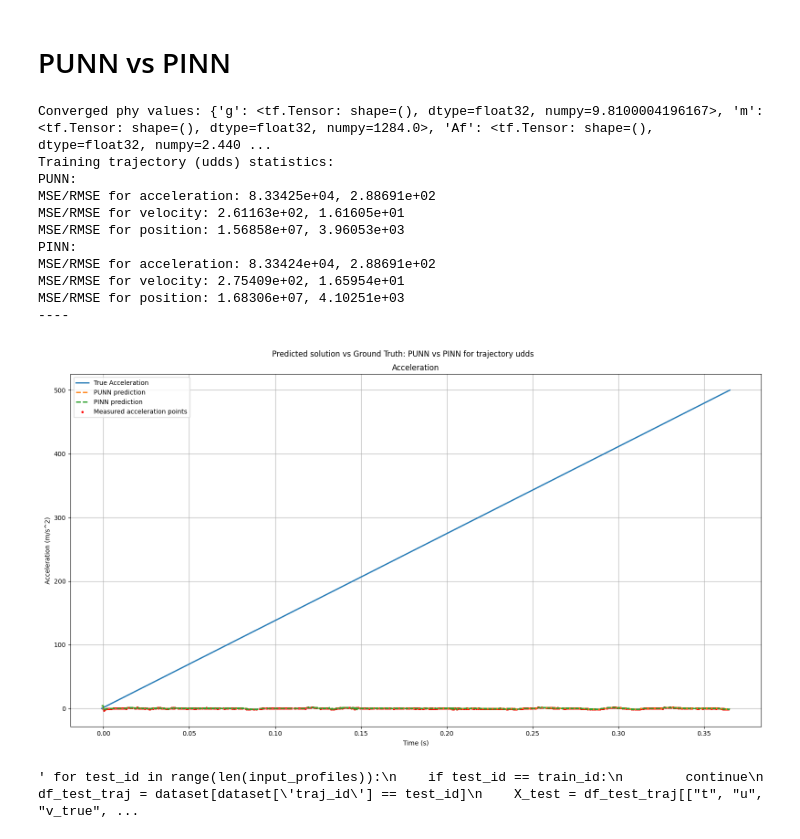
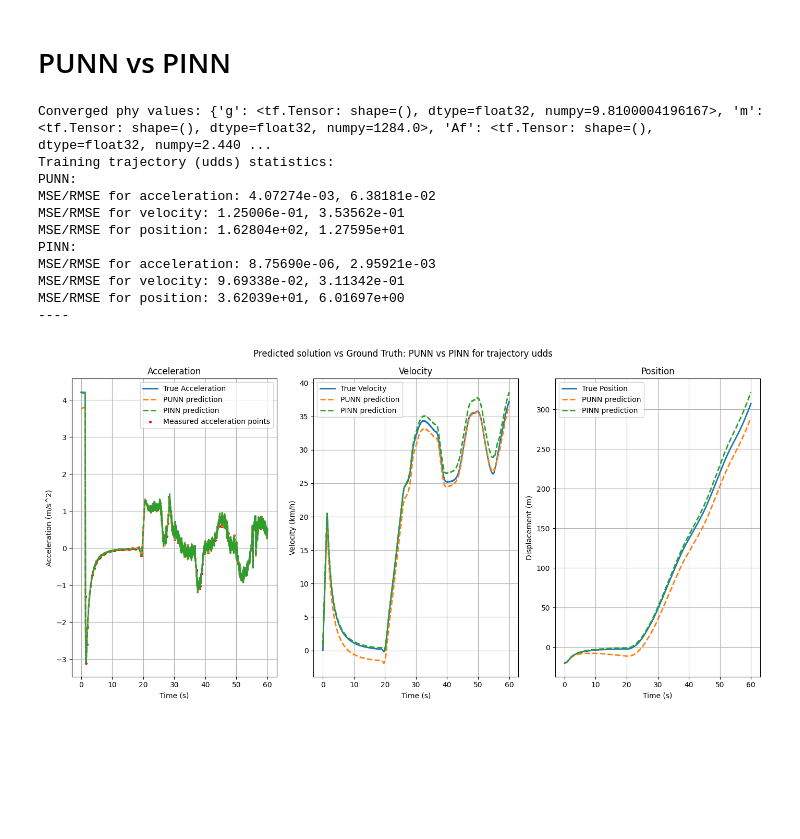
Before and after one commit to ZeArteaga/PINN-control-platooning, a Jupyter notebook: PINN.ipynb, the cells around one changed output. Drawn from its saved outputs; the diff is of its cells as text; code cells hidden in the pictures; blank space fills up the shorter version.

Commit message:
Completed trimming of eval data and using matplotlib widget backend to allow zoom. Not that it matter much since I still need to test on other trajecotries. Will integrate into mpc now

```diff
--- a/PINN.ipynb
+++ b/PINN.ipynb
@@ -37,11 +37,11 @@ def comparison_plot(t: np.ndarray, true_data: np.ndarray,
     true_data: contains acc, vel (in m/s), and pos in (t, 3) shape
     '''
     # Plot the true vs predicted values for position and velocity:
-    plt.figure(figsize=(16, 9))
+    plt.figure(figsize=(5, 5))
     plt.suptitle(suptitle)
 
     # Plot for acceleration:
-    #plt.subplot(1, 3, 1)
+    plt.subplot(1, 3, 1)
     plt.plot(t, true_data[:, 0], label="True Acceleration", linewidth=2)
     for data, label in pred_data:
         plt.plot(t, data[:, 0], '--', label=label, linewidth=2)
@@ -54,7 +54,7 @@ def comparison_plot(t: np.ndarray, true_data: np.ndarray,
     plt.grid()
 
     # Plot for velocity:
-    """ plt.subplot(1, 3, 2)
+    plt.subplot(1, 3, 2)
     plt.plot(t, true_data[:, 1]*3.6, label="True Velocity", linewidth=2) #conversion from m/s to km/h
     for data, label in pred_data:
         plt.plot(t, data[:, 1]*3.6, '--', label=label, linewidth=2)
@@ -73,7 +73,7 @@ def comparison_plot(t: np.ndarray, true_data: np.ndarray,
     plt.ylabel("Displacement (m)")
     plt.title("Position")
     plt.legend()
-    plt.grid() """
+    plt.grid()
 
     plt.tight_layout()
     plt.show()
@@ -101,18 +101,18 @@ def loss_plot(history, es_start_epoch):
     plt.legend()
     plt.show()
 
-def evaluate_results(model, X_norm, true_data, dt, x0, scaler_Y=None):
-    v = np.zeros_like(t)
-    x = np.zeros_like(t)
+def evaluate_results(model, X_norm, true_data, dt, y0, scaler_Y=None):
+    v = np.zeros_like(X_norm[:, 0]) #first feature is t
+    x = np.zeros_like(X_norm[:, 0])
 
     pred_a = model.predict(X_norm, verbose=0)
 
     if scaler_Y:
         pred_a = scaler_Y.inverse_transform(pred_a)
     v = np.cumsum(pred_a.flatten() * dt)
-    v += x0[1]
+    v += y0[1]
     x = np.cumsum(v*dt)
-    x += x0[0]
+    x += y0[0]
 
     mse_a = mean_squared_error(true_data[:, 0], pred_a)
     mse_v = mean_squared_error(true_data[:, 1], v)
@@ -567,65 +531,70 @@ pinn_model.save("models/pinn_model_CACC.keras")
 # %% [markdown]
 # PUNN vs PINN
 # %%
-
-punn_model = load_model("models/punn_model_CACC.keras", compile=False)  # Load model just for prediction
+%matplotlib widget
+punn_model = load_model("models/punn_model_udds_10%.keras", compile=False)  # Load model just for prediction
 
 #Load custom pinn model
 custom_objects = {"PinnModel": PinnModel}#, "train_params": train_params, "true_phy_params": true_phy_params}
-pinn_model = load_model("models/pinn_model_CACC.keras", custom_objects=custom_objects, compile=False)
+pinn_model = load_model("models/pinn_model_udds_10%.keras", custom_objects=custom_objects, compile=False)
 print("Converged phy values:", pinn_model.params)
 #Test - Confirm loss:
 #pinn_model.compile(optimizer=opt, metrics=metrics, loss=loss)
 #pinn_model.evaluate(x=X_val_norm, y=Y_val_norm, batch_size=batch)
 
-# For train trajectory
-full_Y = df[["t", "fv0_a", "fv0_v", "fv0_x"]].to_numpy()
-t_end = 500 #seconds
-eval_Y = full_data[0:int(t_end/dt)+1, :]
-eval_X = X_norm[0:int(t_end/dt)+1, :]
-t_eval = eval_X[:, 0]
-meas_data = Y_mask[0:int(t_end/dt)+1, :]
+# For training/validation trajectory:
+t_start = 0
+t_end = 60 #seconds
+idx_start = int(t_start/dt)
+idx_end = int(t_end/dt)+1
+mask = (df["t"] >= t_start) & (df["t"] <= t_end) #trim data to specific segment: prevents integration error. More zoom also
+eval_Y = df[mask][["fv0_a", "fv0_v", "fv0_x"]].to_numpy()
+eval_X = df[mask][["t", "fv0_u", "fv0_v", "d_fv0_lv", "d*_fv0_lv"]].to_numpy()
+eval_Y0 = eval_Y[0, 2], eval_Y[0, 1] #ini pos and vel
+eval_X_norm = scaler_X.transform(eval_X)
+t_eval = df[mask][["t"]].to_numpy()
+meas_data = Y_mask[idx_start:idx_end, :]
+
 print("Training trajectory (" + str(traj_id) + ") statistics: ")
 print("PUNN:")
-punn_train_traj_eval = evaluate_results(model=punn_model, X_norm=eval_X, true_data=eval_Y, scaler_Y=scaler_Y, dt=dt, x0=x0_norm)
+punn_train_traj_eval = evaluate_results(model=punn_model, X_norm=eval_X_norm, true_data=eval_Y, scaler_Y=scaler_Y, dt=dt, y0=eval_Y0)
 print("PINN:")
-pinn_train_traj_eval = evaluate_results(model=pinn_model, X_norm=eval_X, true_data=eval_Y, scaler_Y=scaler_Y, dt=dt, x0=x0_norm)
+pinn_train_traj_eval = evaluate_results(model=pinn_model, X_norm=eval_X_norm, true_data=eval_Y, scaler_Y=scaler_Y, dt=dt, y0=eval_Y0)
 print("----")
 comparison_plot(t=t_eval, true_data=eval_Y, meas_data=meas_data,
     pred_data=[(punn_train_traj_eval, "PUNN prediction"), (pinn_train_traj_eval, "PINN prediction")],
     suptitle="Predicted solution vs Ground Truth: PUNN vs PINN for trajectory " + str(traj_id)
 )
 
 # For other trajectories (test)
 """ for test_id in range(len(input_profiles)):
     if test_id == train_id:
         continue
     df_test_traj = dataset[dataset['traj_id'] == test_id]
     X_test = df_test_traj[["t", "u", "v_true", "x_true"]].to_numpy() #control input + states + time dependency -> shape 4, N
     X_test_norm = scaler_X.transform(X_test)
     true_data = df_test_traj[["a_true_next", "v_true_next", "x_true_next"]].to_numpy()
 
     print("Testing trajectory (" + str(test_id) + ") statistics: ")
     print("PUNN:")
     punn_test_traj_eval = evaluate_results(model=punn_model, X_norm=X_test_norm, true_data=true_data, scaler_Y=scaler_Y)
     print("PINN:")
     pinn_test_traj_eval = evaluate_results(model=pinn_model, X_norm=X_test_norm, true_data=true_data, scaler_Y=scaler_Y)
     print("----")
     comparison_plot(t=t, true_data=true_data, meas_data=None,
         pred_data=[(punn_test_traj_eval, "PUNN prediction"), (pinn_test_traj_eval, "PINN prediction")],
         suptitle="Predicted solution vs Ground Truth: PUNN-only for trajectory " + str(test_id)
-    ) """
+    ) """;
 # %% [output]
 Converged phy values: {'g': <tf.Tensor: shape=(), dtype=float32, numpy=9.8100004196167>, 'm': <tf.Tensor: shape=(), dtype=float32, numpy=1284.0>, 'Af': <tf.Tensor: shape=(), dtype=float32, numpy=2.440 ...
 Training trajectory (udds) statistics:
 PUNN:
-MSE/RMSE for acceleration: 8.33425e+04, 2.88691e+02
-MSE/RMSE for velocity: 2.61163e+02, 1.61605e+01
-MSE/RMSE for position: 1.56858e+07, 3.96053e+03
+MSE/RMSE for acceleration: 4.07274e-03, 6.38181e-02
+MSE/RMSE for velocity: 1.25006e-01, 3.53562e-01
+MSE/RMSE for position: 1.62804e+02, 1.27595e+01
 PINN:
-MSE/RMSE for acceleration: 8.33424e+04, 2.88691e+02
-MSE/RMSE for velocity: 2.75409e+02, 1.65954e+01
-MSE/RMSE for position: 1.68306e+07, 4.10251e+03
+MSE/RMSE for acceleration: 8.75690e-06, 2.95921e-03
+MSE/RMSE for velocity: 9.69338e-02, 3.11342e-01
+MSE/RMSE for position: 3.62039e+01, 6.01697e+00
 ----
-[figure, old version]
+[figure, new version]
-' for test_id in range(len(input_profiles)):\n    if test_id == train_id:\n        continue\n    df_test_traj = dataset[dataset[\'traj_id\'] == test_id]\n    X_test = df_test_traj[["t", "u", "v_true", ...
```
Also changed, not shown: parts of 5 cells of this notebook, 4 other files.
